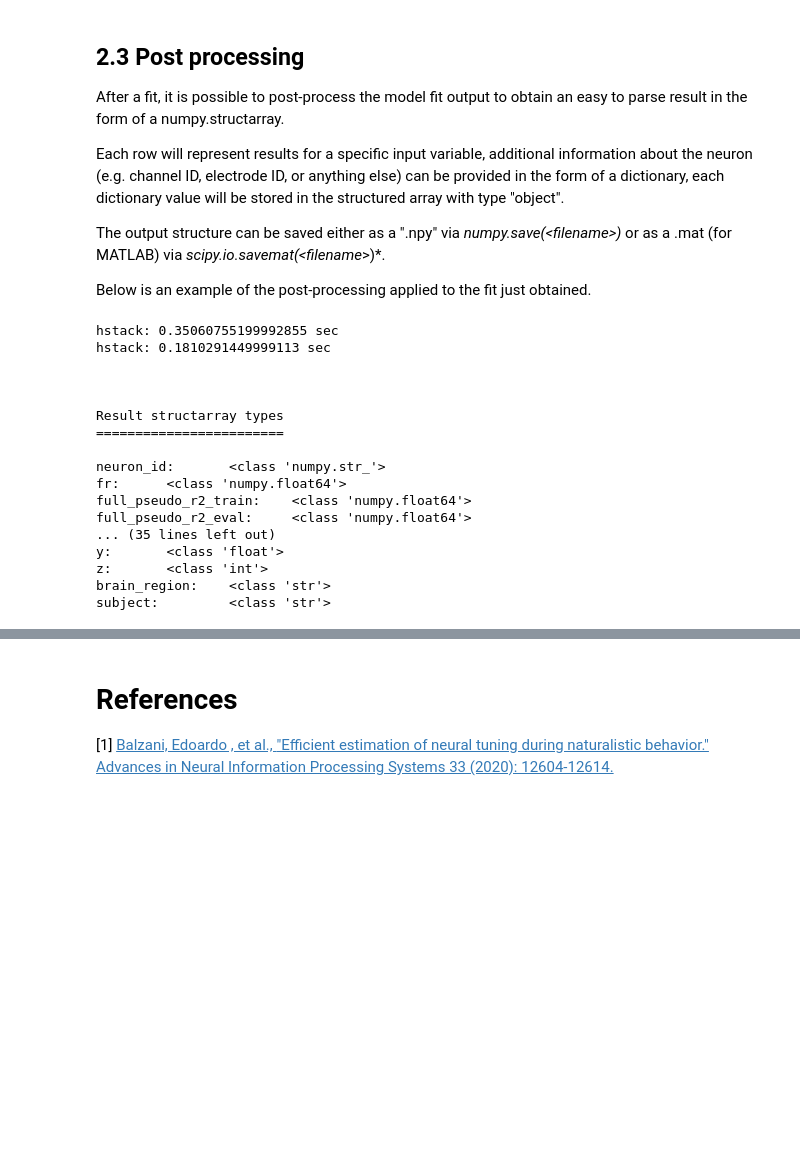
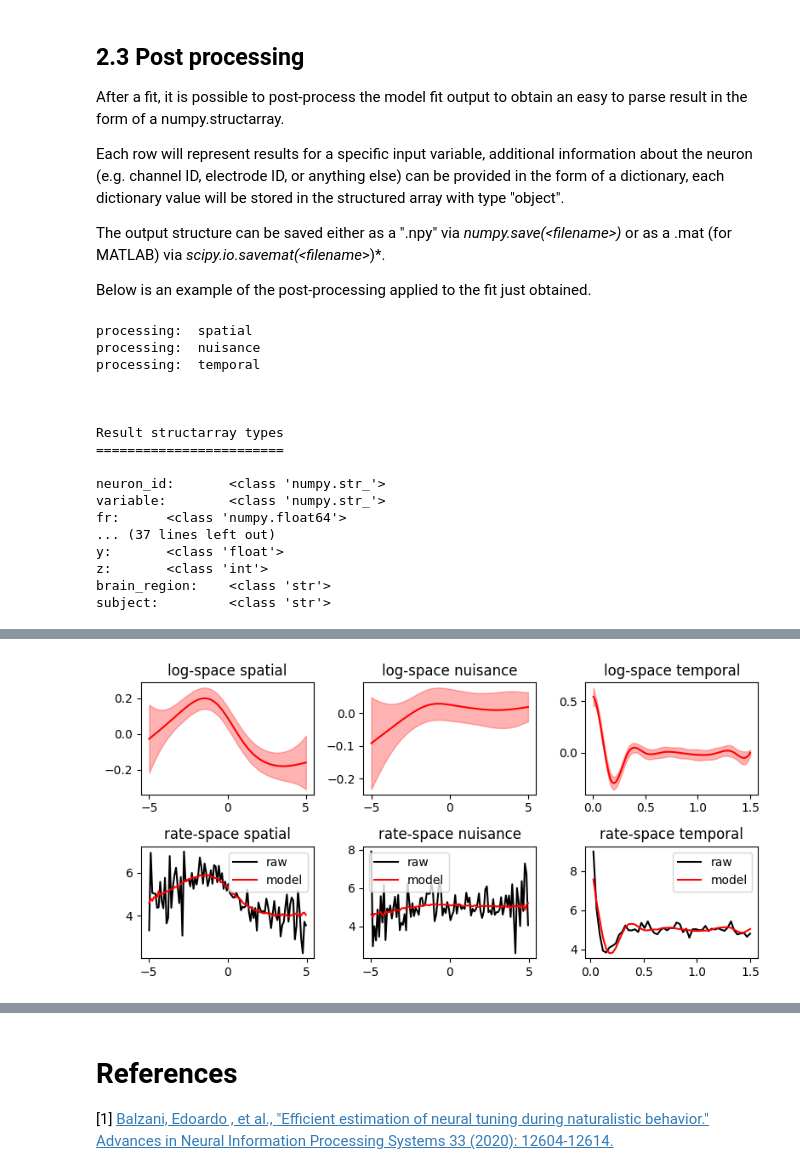
Before and after one commit to BalzaniEdoardo/PGAM, a Jupyter notebook: PGAM_Tutorial.ipynb, the cells around one changed output, grey strips where cells are left out. Cells and saved outputs as stored; diff of their text form; code cells hidden in the pictures; blank space fills up the shorter version.

```diff
--- a/PGAM_Tutorial.ipynb
+++ b/PGAM_Tutorial.ipynb
@@ -803,19 +811,19 @@ plt.figure(figsize=(8,4))
 for k in range(3):
     plt.subplot(2,3,k+1)
     plt.title('log-space %s'%res['variable'][k])
-    x_kernel = res['x_kernel'][k]
-    y_kernel = res['y_kernel'][k]
-    ypCI_kernel = res['y_kernel_pCI'][k]
-    ymCI_kernel = res['y_kernel_mCI'][k]
+    x_kernel = res['x_kernel'][k].squeeze()
+    y_kernel = res['y_kernel'][k].squeeze()
+    ypCI_kernel = res['y_kernel_pCI'][k].squeeze()
+    ymCI_kernel = res['y_kernel_mCI'][k].squeeze()
 
     plt.plot(x_kernel, y_kernel, color='r')
     plt.fill_between(x_kernel, ymCI_kernel, ypCI_kernel, color='r', alpha=0.3)
 
 
 
-    x_firing = res['x_rate_Hz'][k]
-    y_firing_model = res['model_rate_Hz'][k]
-    y_firing_raw = res['raw_rate_Hz'][k]
+    x_firing = res['x_rate_Hz'][k][0]
+    y_firing_model = res['y_rate_Hz_model'][k].squeeze()
+    y_firing_raw = res['y_rate_Hz_raw'][k].squeeze()
 
     plt.subplot(2,3,k+4)
     plt.title('rate-space %s'%res['variable'][k])
@@ -826,8 +834,9 @@ for k in range(3):
     plt.legend()
     plt.tight_layout()
 # %% [output]
-hstack: 0.35060755199992855 sec
-hstack: 0.1810291449999113 sec
+processing:  spatial
+processing:  nuisance
+processing:  temporal
 
 
 
@@ -835,10 +844,9 @@ Result structarray types
 ========================
 
 neuron_id:       <class 'numpy.str_'>
+variable:        <class 'numpy.str_'>
 fr:      <class 'numpy.float64'>
-full_pseudo_r2_train:    <class 'numpy.float64'>
-full_pseudo_r2_eval:     <class 'numpy.float64'>
-... (35 lines left out)
+... (37 lines left out)
 y:       <class 'float'>
 z:       <class 'int'>
 brain_region:    <class 'str'>
@@ -847,0 +854 @@ subject:         <class 'str'>
+[figure, added]
```
Also changed, not shown: parts of 19 cells of this notebook, 1 other file.
